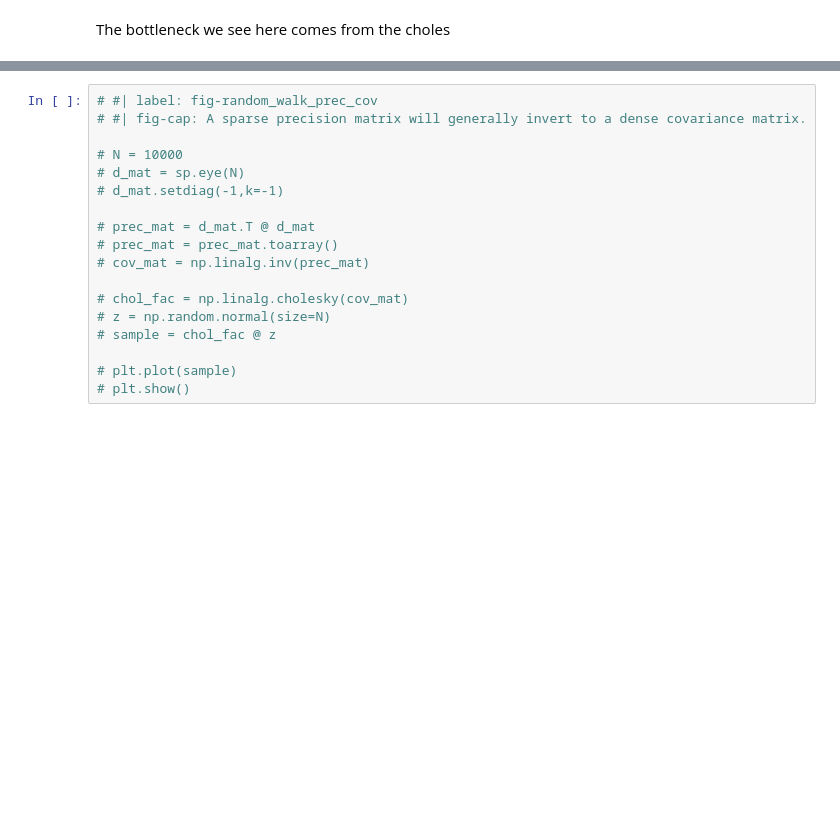
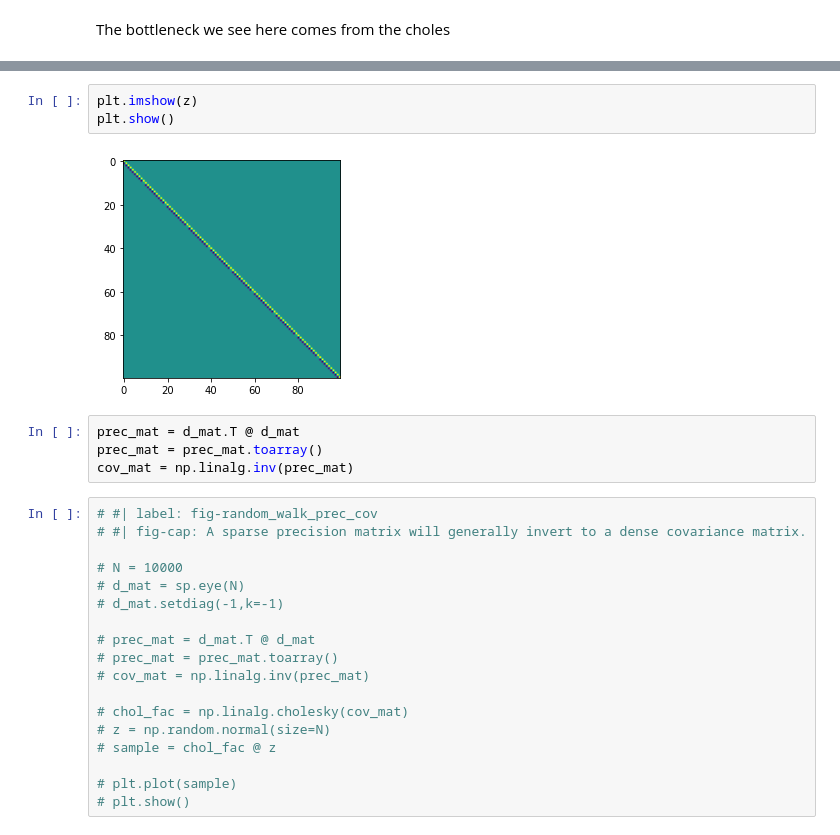
Before and after one commit to jlindbloom/jlindbloom.github.io, a Jupyter notebook: posts/hierarchical_cmrf.ipynb, the cells around one changed output, grey strips where cells are left out. Saved outputs shown, nothing was run; the diff lists cells and outputs as text; blank space fills up the shorter version.

```diff
--- a/posts/hierarchical_cmrf.ipynb
+++ b/posts/hierarchical_cmrf.ipynb
@@ -171,3 +204,12 @@ The bottleneck we see here comes from the choles
+# %%
+plt.imshow(z)
+plt.show()
+# %% [output]
+[figure, added]
+# %%
+prec_mat = d_mat.T @ d_mat
+prec_mat = prec_mat.toarray()
+cov_mat = np.linalg.inv(prec_mat)
 # %%
 # #| label: fig-random_walk_prec_cov
 # #| fig-cap: A sparse precision matrix will generally invert to a dense covariance matrix.
```
Also changed, not shown: parts of 6 cells of this notebook, 8 other files.
